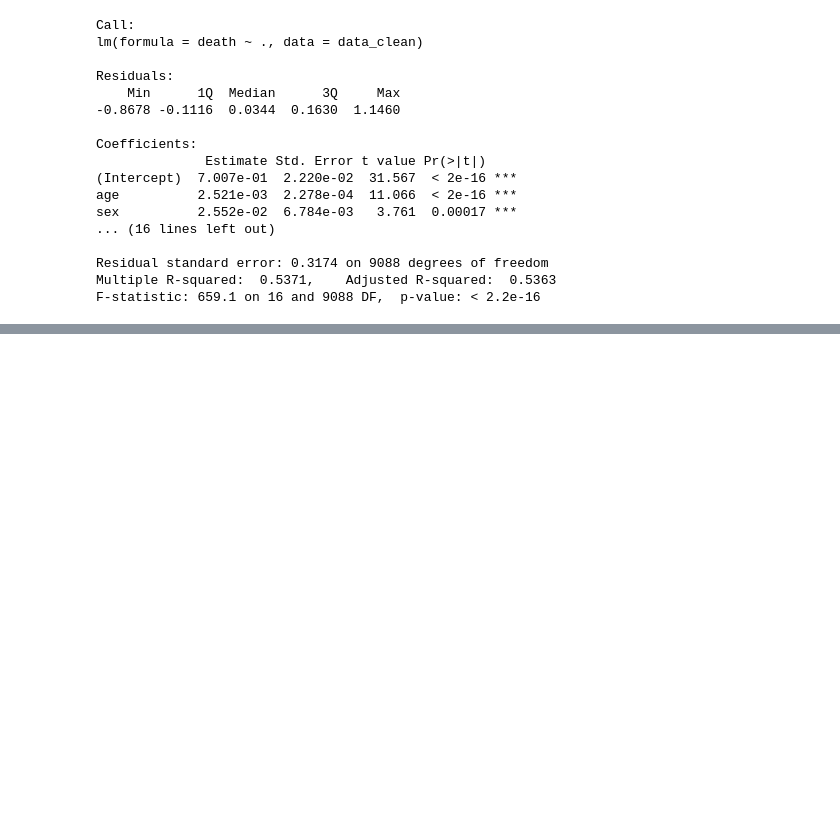
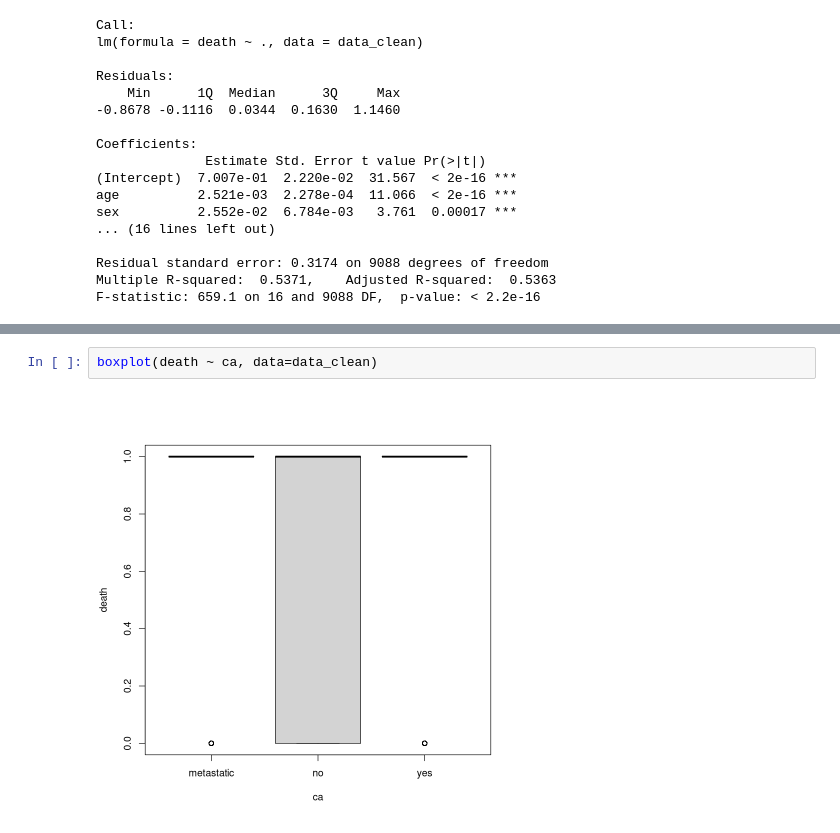
Before and after one commit to ClemouDouard/merr_project, a Jupyter notebook: src/notebook.ipynb, the cells around one changed output, grey strips where cells are left out. Cells and saved outputs as stored; diff of their text form; blank space fills up the shorter version.

```diff
--- a/src/notebook.ipynb
+++ b/src/notebook.ipynb
@@ -306,0 +284,4 @@ A matrix: 17 × 17 of type dbl
+# %%
+boxplot(death ~ ca, data=data_clean)
+# %% [output]
+[figure, added]
```
Also changed, not shown: parts of 9 cells of this notebook.
